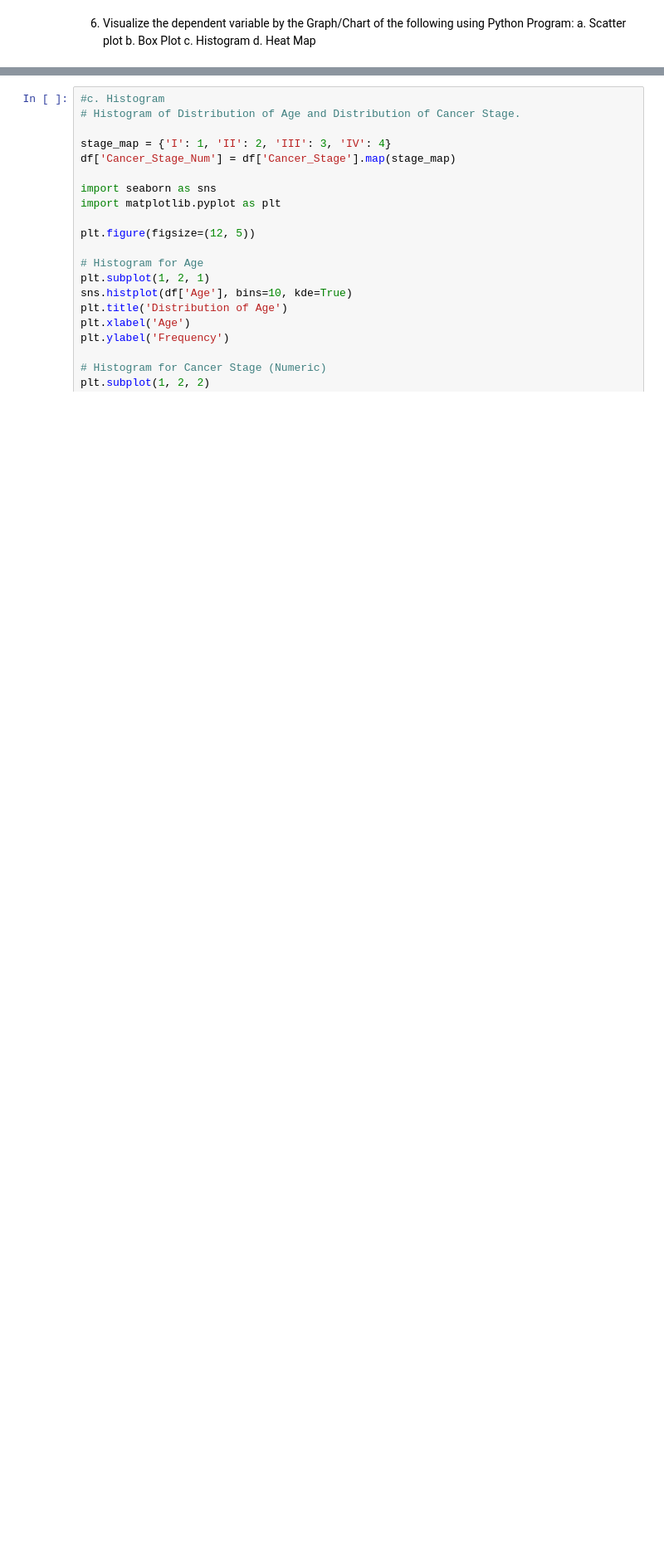
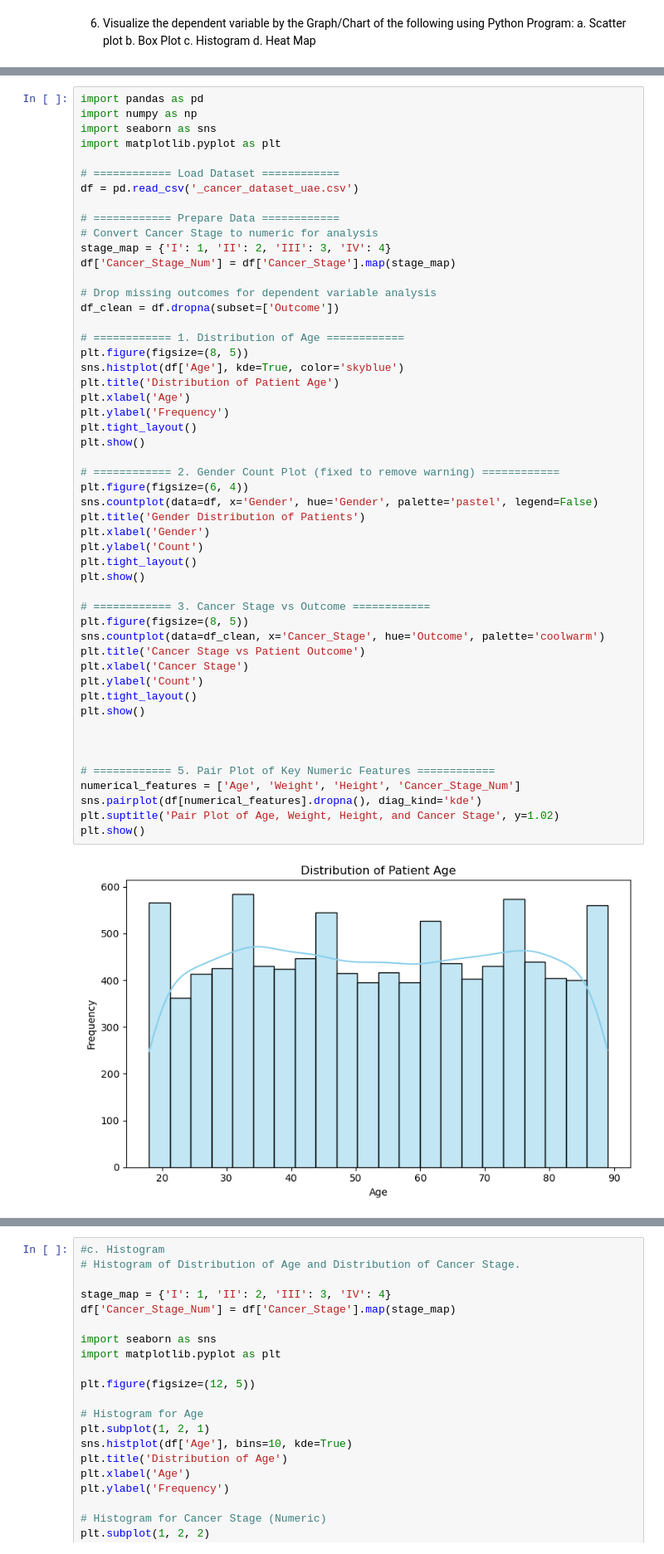
Before and after one commit to h7amdahh/cancer_dataset_uae, a Jupyter notebook: d2FIRST3Qandcleaning.ipynb, the cells around one changed output, grey strips where cells are left out. Shown at 83% size. Cells and saved outputs as stored; diff of their text form; blank space fills up the shorter version.

```diff
--- a/d2FIRST3Qandcleaning.ipynb
+++ b/d2FIRST3Qandcleaning.ipynb
@@ -367,0 +383,53 @@ df_clean = df.dropna(subset=['Age', 'Cancer_Stage_Num'])
+# %%
+import pandas as pd
+import numpy as np
+import seaborn as sns
+import matplotlib.pyplot as plt
+
+# ============ Load Dataset ============
+df = pd.read_csv('_cancer_dataset_uae.csv')
+
+# ============ Prepare Data ============
+# Convert Cancer Stage to numeric for analysis
+stage_map = {'I': 1, 'II': 2, 'III': 3, 'IV': 4}
+df['Cancer_Stage_Num'] = df['Cancer_Stage'].map(stage_map)
+
+# Drop missing outcomes for dependent variable analysis
+df_clean = df.dropna(subset=['Outcome'])
+
+# ============ 1. Distribution of Age ============
+plt.figure(figsize=(8, 5))
+sns.histplot(df['Age'], kde=True, color='skyblue')
+plt.title('Distribution of Patient Age')
+plt.xlabel('Age')
+plt.ylabel('Frequency')
+plt.tight_layout()
+plt.show()
+
+# ============ 2. Gender Count Plot (fixed to remove warning) ============
+plt.figure(figsize=(6, 4))
+sns.countplot(data=df, x='Gender', hue='Gender', palette='pastel', legend=False)
+plt.title('Gender Distribution of Patients')
+plt.xlabel('Gender')
+plt.ylabel('Count')
+plt.tight_layout()
+plt.show()
+
+# ============ 3. Cancer Stage vs Outcome ============
+plt.figure(figsize=(8, 5))
+sns.countplot(data=df_clean, x='Cancer_Stage', hue='Outcome', palette='coolwarm')
+plt.title('Cancer Stage vs Patient Outcome')
+plt.xlabel('Cancer Stage')
+plt.ylabel('Count')
+plt.tight_layout()
+plt.show()
+
+
+
+# ============ 5. Pair Plot of Key Numeric Features ============
+numerical_features = ['Age', 'Weight', 'Height', 'Cancer_Stage_Num']
+sns.pairplot(df[numerical_features].dropna(), diag_kind='kde')
+plt.suptitle('Pair Plot of Age, Weight, Height, and Cancer Stage', y=1.02)
+plt.show()
+# %% [output]
+[figure, added]
```
Also changed, not shown: parts of 9 cells of this notebook.
